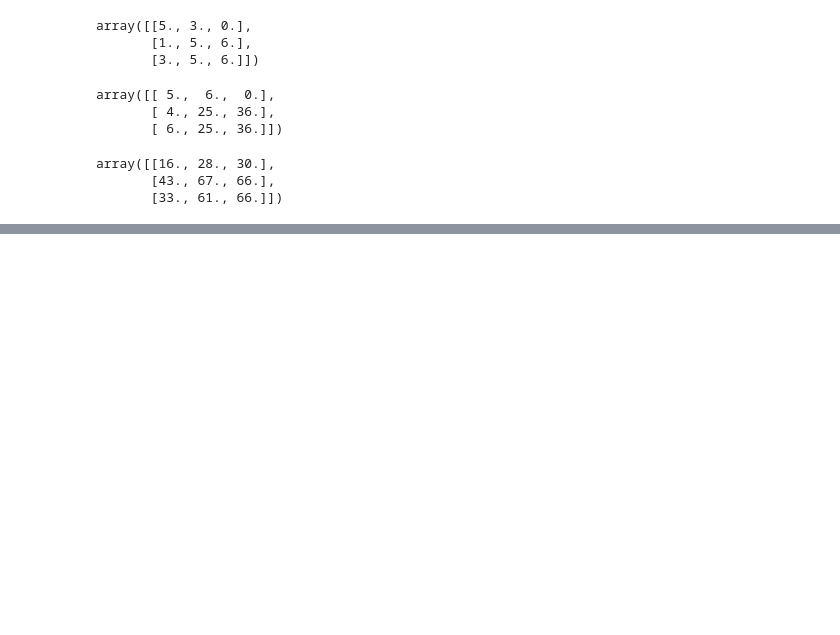
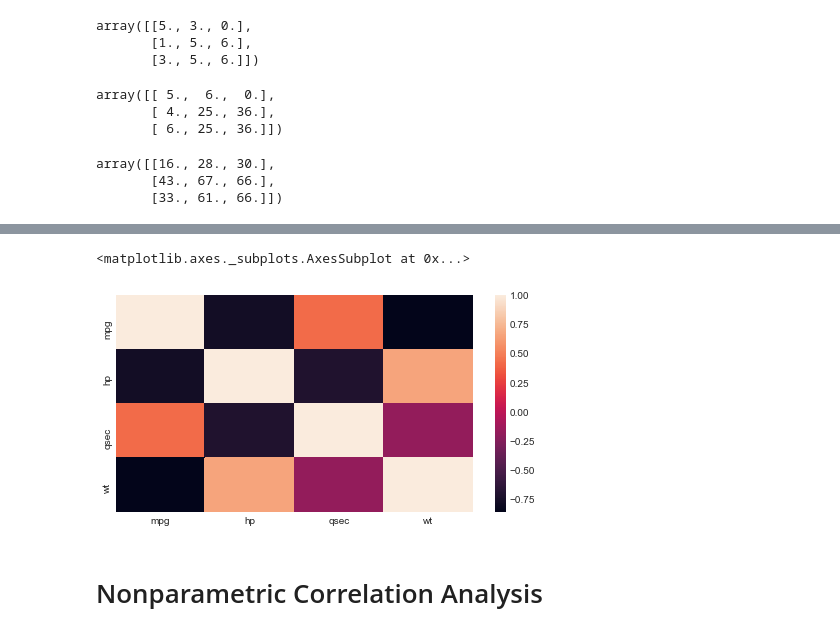
Before and after one commit to theodoredyer/DS-ML-Learning, a Jupyter notebook: DSET/stats.ipynb, the cells around one changed output, grey strips where cells are left out. Drawn from its saved outputs; the diff is of its cells as text; code cells hidden in the pictures; blank space fills up the shorter version.

```diff
--- a/DSET/stats.ipynb
+++ b/DSET/stats.ipynb
@@ -70,0 +290,3 @@ array([[16., 28., 30.],
+# %%
+corr = x.corr()
+corr
@@ -70,0 +299,7 @@ array([[16., 28., 30.],
+# %%
+sns.heatmap(corr, xticklabels=corr.columns.values, yticklabels=corr.columns.values)
+# %% [output]
+<matplotlib.axes._subplots.AxesSubplot at 0x...>
+[figure, added]
+# %% [markdown]
+# Nonparametric Correlation Analysis
```
Also changed, not shown: parts of 61 cells of this notebook, 1 other file.
